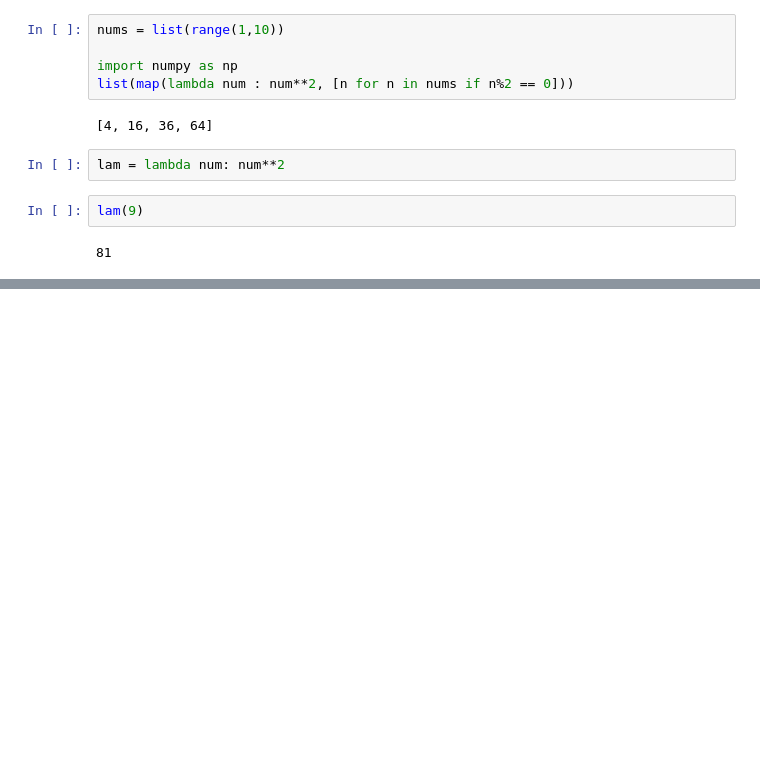
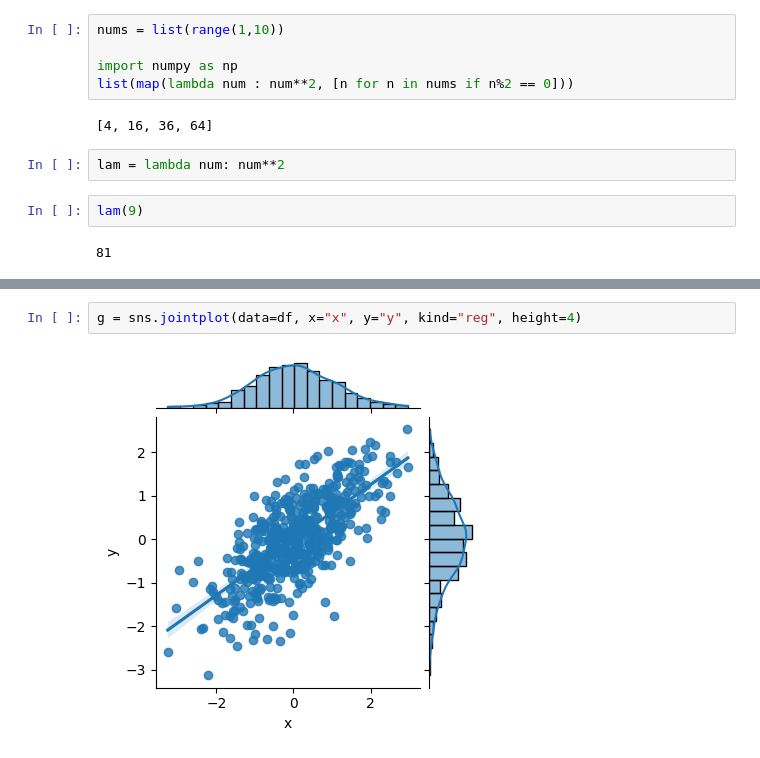
Before and after one commit to tychen742/thinkdsm, a Jupyter notebook: test3.ipynb, the cells around one changed output, grey strips where cells are left out. Drawn from its saved outputs; the diff is of its cells as text; blank space fills up the shorter version.

```diff
--- a/test3.ipynb
+++ b/test3.ipynb
@@ -61,0 +86,4 @@ lam(9)
+# %%
+g = sns.jointplot(data=df, x="x", y="y", kind="reg", height=4)
+# %% [output]
+[figure, added]
```
Also changed, not shown: parts of 3 cells of this notebook, 2 other files.
